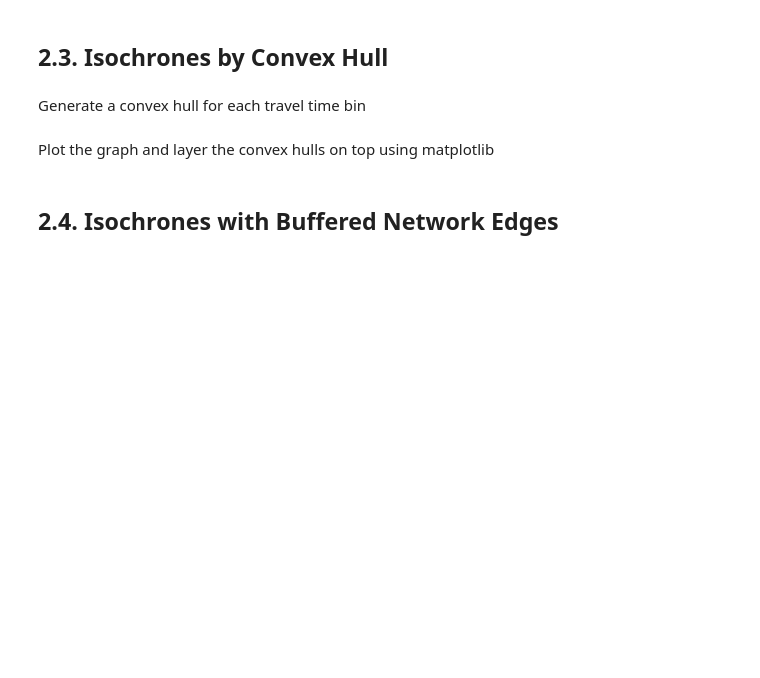
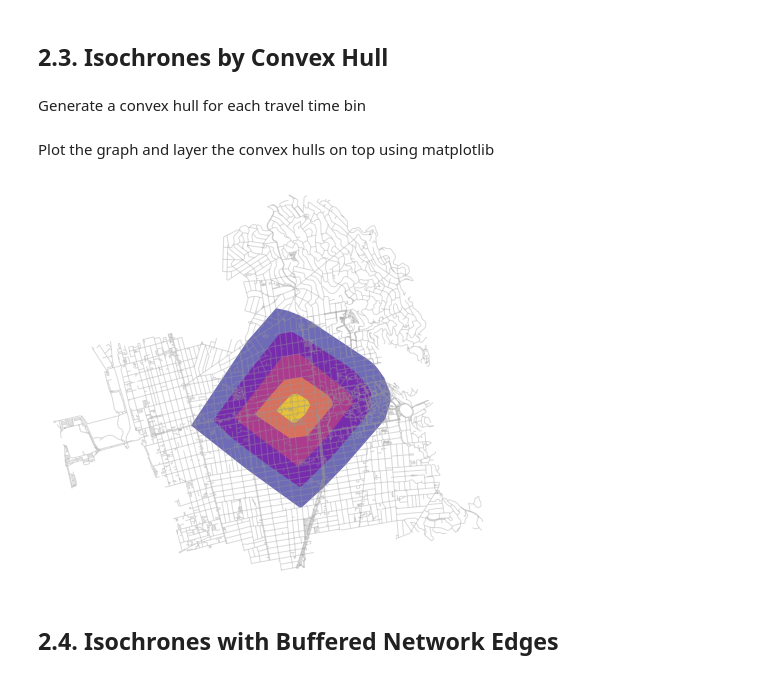
Before and after one commit to daisybellelewis/CYPLAN255, a Jupyter notebook: notebooks/lecture_17_networks_contd.ipynb, the cells around one changed output. Cells and saved outputs as stored; diff of their text form; code cells hidden in the pictures; blank space fills up the shorter version.

```diff
--- a/notebooks/lecture_17_networks_contd.ipynb
+++ b/notebooks/lecture_17_networks_contd.ipynb
@@ -47,7 +49,7 @@ Configure the place, network type, trip times, and travel speed for analysis
 # %%
 place = {"city": "Berkeley", "state": "California"}
 network_type = "walk"
-trip_times = [5, 10, 15, 20, 25, 30, 40, 50, 60]  # in minutes
+trip_times = [5, 10, 15, 20, 25]  # in minutes
 travel_speed = 4.5  # walking speed in km/hour
 # %% [markdown]
 Download the OSM network and place boundary geometries
@@ -75,0 +80,2 @@ Assign a color to each node
+# %%
+trip_times = trip_times + [30, 35,40, 45]
@@ -102,6 +118,8 @@ fig, ax = ox.plot_graph(
 ## 2.3. Isochrones by Convex Hull
 # %% [markdown]
 Generate a convex hull for each travel time bin
+# %%
+trip_times = [5,10,15,20,25]
 # %%
 isochrone_polys = []
 for trip_time in sorted(trip_times, reverse=True):
@@ -115,12 +133,14 @@ Plot the graph and layer the convex hulls on top using matplotlib
 # %%
 fig, ax = ox.plot_graph(
     G, bgcolor='none', show=False, close=False, edge_color="#999999", edge_alpha=0.2, node_size=0
 )
-
+iso_colors = ox.plot.get_colors(n=len(trip_times), cmap="plasma", start=0, return_hex=True)
 for polygon, fc in zip(isochrone_polys, iso_colors):
     patch = PolygonPatch(polygon, fc=fc, ec="none", alpha=0.6, zorder=-1)
     ax.add_patch(patch)
 plt.show()
+# %% [output]
+[figure, added]
 # %% [markdown]
 ## 2.4. Isochrones with Buffered Network Edges
 # %%
```
Also changed, not shown: parts of 11 cells of this notebook.
